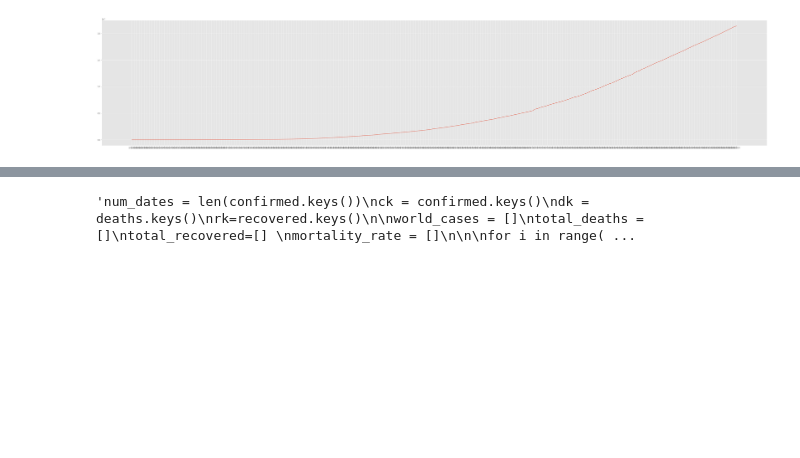
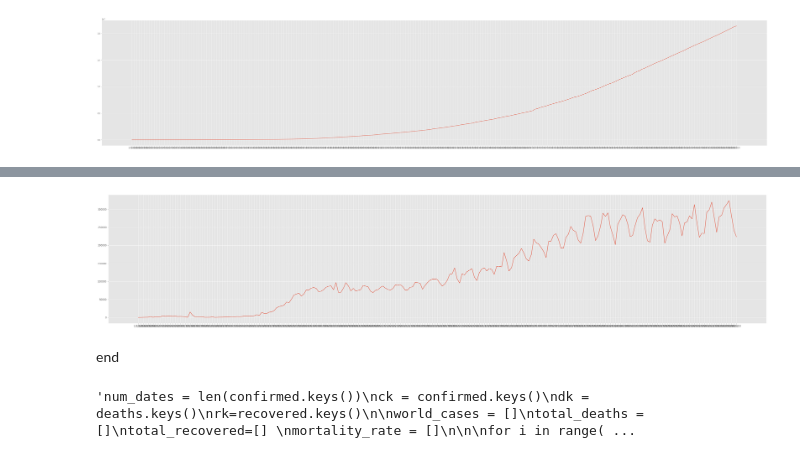
Before and after one commit to 21Ovi/COVID-19-Time-Series-Prediction, a Jupyter notebook: COVID_19_TimeSeries_Prediction.ipynb, the cells around one changed output, grey strips where cells are left out. Cells and saved outputs as stored; diff of their text form; code cells hidden in the pictures; blank space fills up the shorter version.

```diff
--- a/COVID_19_TimeSeries_Prediction.ipynb
+++ b/COVID_19_TimeSeries_Prediction.ipynb
@@ -221,3 +330,10 @@ plt.tight_layout()
+# %%
+plt.figure(figsize=(50,10))
+ax=plt.plot(df1);
+# %% [output]
+[figure, added]
+# %% [markdown]
+end
 # %%
 '''num_dates = len(confirmed.keys())
 ck = confirmed.keys()
```
Also changed, not shown: parts of 27 cells of this notebook.
